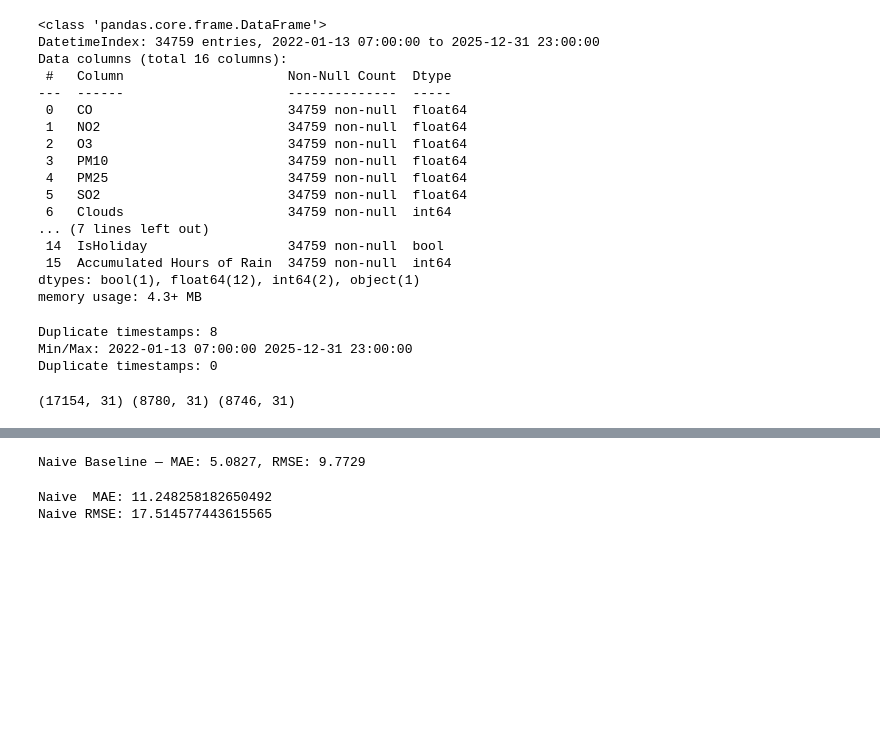
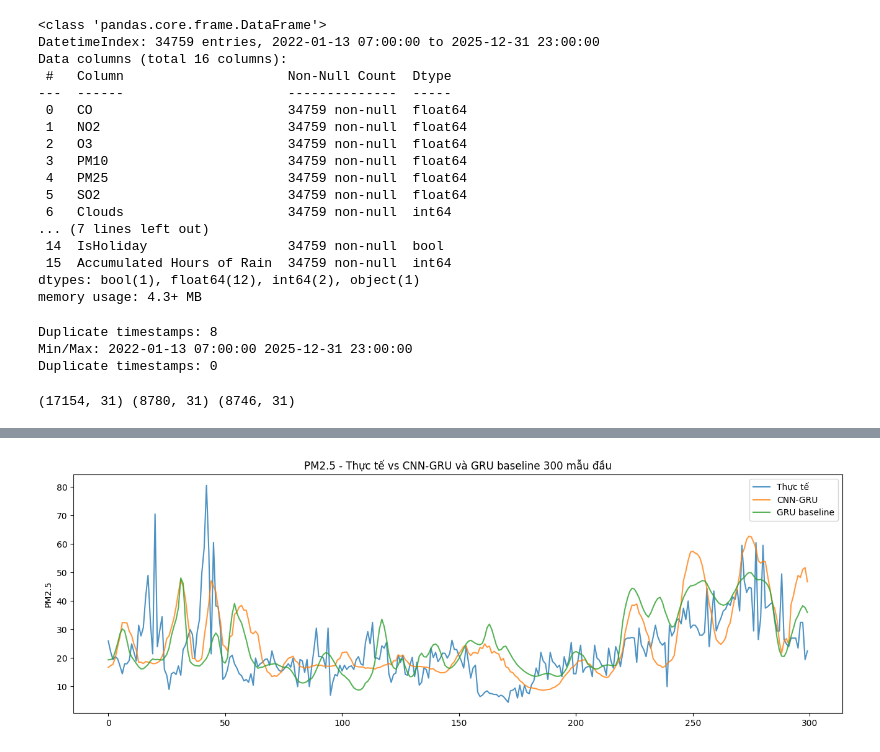
Before and after one commit to HoangHumg1210/hoankiem-air-quality-, a Jupyter notebook: src/main.ipynb, the cells around one changed output, grey strips where cells are left out. Saved outputs shown, nothing was run; the diff lists cells and outputs as text; code cells hidden in the pictures; blank space fills up the shorter version.

```diff
--- a/src/main.ipynb
+++ b/src/main.ipynb
@@ -518,33 +531,17 @@ results
 # %%
-# Baseline 1: Naive — lấy giá trị PM2.5 giờ trước làm dự đoán
-y_naive = y_test_raw_inv[:-1]  # PM2.5(t-1) dự đoán PM2.5(t)
-y_true  = y_test_raw_inv[1:]
-mae_naive  = mean_absolute_error(y_true, y_naive)
-rmse_naive = math.sqrt(mean_squared_error(y_true, y_naive))
-print(f"Naive Baseline — MAE: {mae_naive:.4f}, RMSE: {rmse_naive:.4f}")
+N = 300
+
+plt.figure(figsize=(16, 5))
+plt.plot(y_test_raw_inv[:N], label='Thực tế', alpha=0.8)
+plt.plot(y_pred_raw[:N],     label='CNN-GRU', alpha=0.8)
+plt.plot(y_pred_gru_raw[:N], label='GRU baseline', alpha=0.8)
+
+plt.legend()
+plt.title(f'PM2.5 - Thực tế vs CNN-GRU và GRU baseline {N} mẫu đầu')
+plt.ylabel('PM2.5')
+plt.show()
 # %% [output]
-Naive Baseline — MAE: 5.0827, RMSE: 9.7729
+[figure, added]
-# %%
-
-
-
-
-y_test_raw = test_df["PM25"].values  # PM25 thật
-
-# true: từ t+24 trở đi
-y_true = y_test_raw[HORIZON:]
-
-# pred naive: lấy y_t để dự báo y_{t+24}
-y_pred_naive = y_test_raw[:-HORIZON]
-
-mae_naive = mean_absolute_error(y_true, y_pred_naive)
-rmse_naive = np.sqrt(mean_squared_error(y_true, y_pred_naive))
-
-print("Naive  MAE:", mae_naive)
-print("Naive RMSE:", rmse_naive)
-# %% [output]
-Naive  MAE: 11.248258182650492
-Naive RMSE: 17.514577443615565
 # %%
 N = 500
 
```
Also changed, not shown: parts of 26 cells of this notebook, 9 other files.
